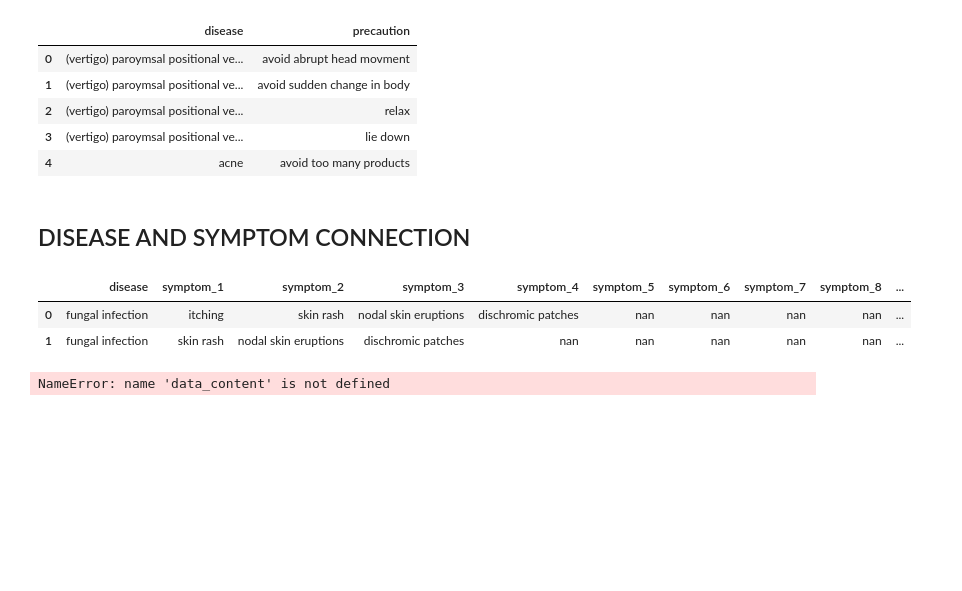
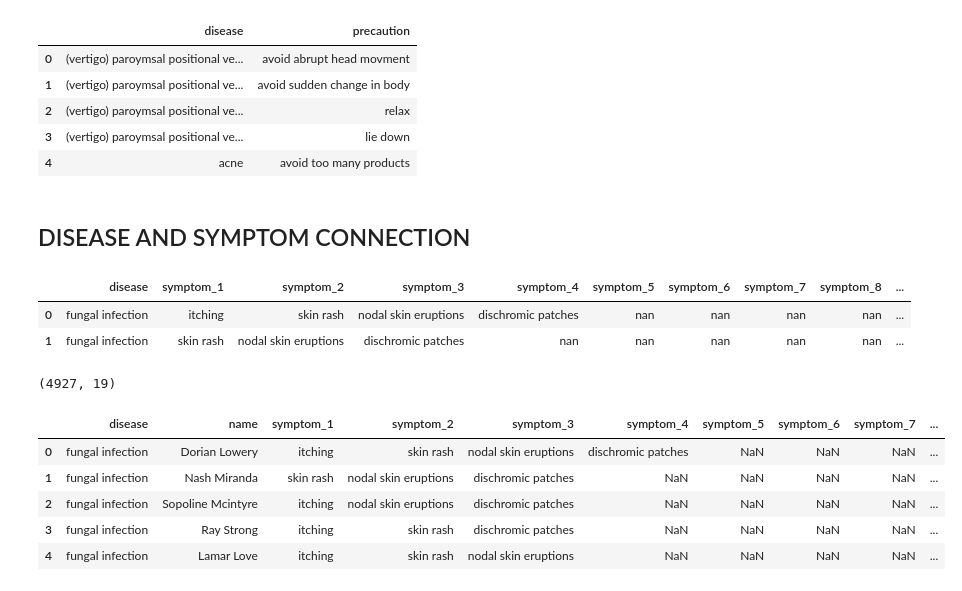
Before and after one commit to RodrigoRenatoPomaLudena/disease_complex_networks_neo4j, a Jupyter notebook: clean_dataset.ipynb, the cells around one changed output. Cells and saved outputs as stored; diff of their text form; code cells hidden in the pictures; blank space fills up the shorter version.

Commit message:
Adding relationships between nodes. Updating cleaning script.

```diff
--- a/clean_dataset.ipynb
+++ b/clean_dataset.ipynb
@@ -13,6 +13,14 @@ for file_name in os.listdir(dataset_path):
         if ~np.issubdtype(df[column].dtype, np.number):
             df[column] = df[column].astype(str).str.lower().str.replace('_',' ')
     data_content[file_name] = df
+# %%
+user_data = {}
+users_path = dataset_path+'users/'
+df_user_list = []
+df = pd.DataFrame()
+for file_name in os.listdir(users_path):
+    df = pd.read_csv(users_path+file_name)
+    df_user_list.append(df)
 # %% [markdown]
 # CLEANING DATA
 # %%
@@ -19,0 +30,8 @@ dataset_cleaned_path = 'dataset_cleaned/'
+# %%
+df_user = pd.concat(df_user_list, ignore_index=True)
+df_user = df_user.drop_duplicates().reset_index(drop=True)
+df_user = df_user.drop_duplicates(subset='name', keep="first")
+df_user = df_user.iloc[0:4920, :]
+df_user.to_csv(dataset_cleaned_path+'user_node.csv')
+print(df_user.shape)
+df_user.head(2)
@@ -127,7 +153,20 @@ data_content['disease_symptom.csv'].head(2)
 |  | disease | symptom_1 | symptom_2 | symptom_3 | symptom_4 | symptom_5 | symptom_6 | symptom_7 | symptom_8 | ... |
 | 0 | fungal infection | itching | skin rash | nodal skin eruptions | dischromic patches | nan | nan | nan | nan | ... |
 | 1 | fungal infection | skin rash | nodal skin eruptions | dischromic patches | nan | nan | nan | nan | nan | ... |
-# %%
-data_content['disease_symptom.csv']
-# %% [output]
-NameError: name 'data_content' is not defined
+# %%
+df_disease_and_symptom = data_content['disease_symptom.csv']
+symptom_columns = [x for x in df_disease_and_symptom.columns if x != 'disease']
+df_disease_and_symptom_and_user = df_disease_and_symptom.join(df_user[['name']], how='outer')
+df_disease_and_symptom_and_user = df_disease_and_symptom_and_user[['disease', 'name'] + symptom_columns].copy()
+df_disease_and_symptom_and_user.replace({'nan' : np.nan}, inplace=True)
+df_disease_and_symptom_and_user.to_csv(dataset_cleaned_path+'disease_and_symptom_and_user_node.csv')
+print(df_disease_and_symptom_and_user.shape)
+df_disease_and_symptom_and_user.head()
+# %% [output]
+(4927, 19)
+|  | disease | name | symptom_1 | symptom_2 | symptom_3 | symptom_4 | symptom_5 | symptom_6 | symptom_7 | ... |
+| 0 | fungal infection | Dorian Lowery | itching | skin rash | nodal skin eruptions | dischromic patches | NaN | NaN | NaN | ... |
+| 1 | fungal infection | Nash Miranda | skin rash | nodal skin eruptions | dischromic patches | NaN | NaN | NaN | NaN | ... |
+| 2 | fungal infection | Sopoline Mcintyre | itching | nodal skin eruptions | dischromic patches | NaN | NaN | NaN | NaN | ... |
+| 3 | fungal infection | Ray Strong | itching | skin rash | dischromic patches | NaN | NaN | NaN | NaN | ... |
+| 4 | fungal infection | Lamar Love | itching | skin rash | nodal skin eruptions | NaN | NaN | NaN | NaN | ... |
```
Also changed, not shown: parts of 9 cells of this notebook, 2 other files.
